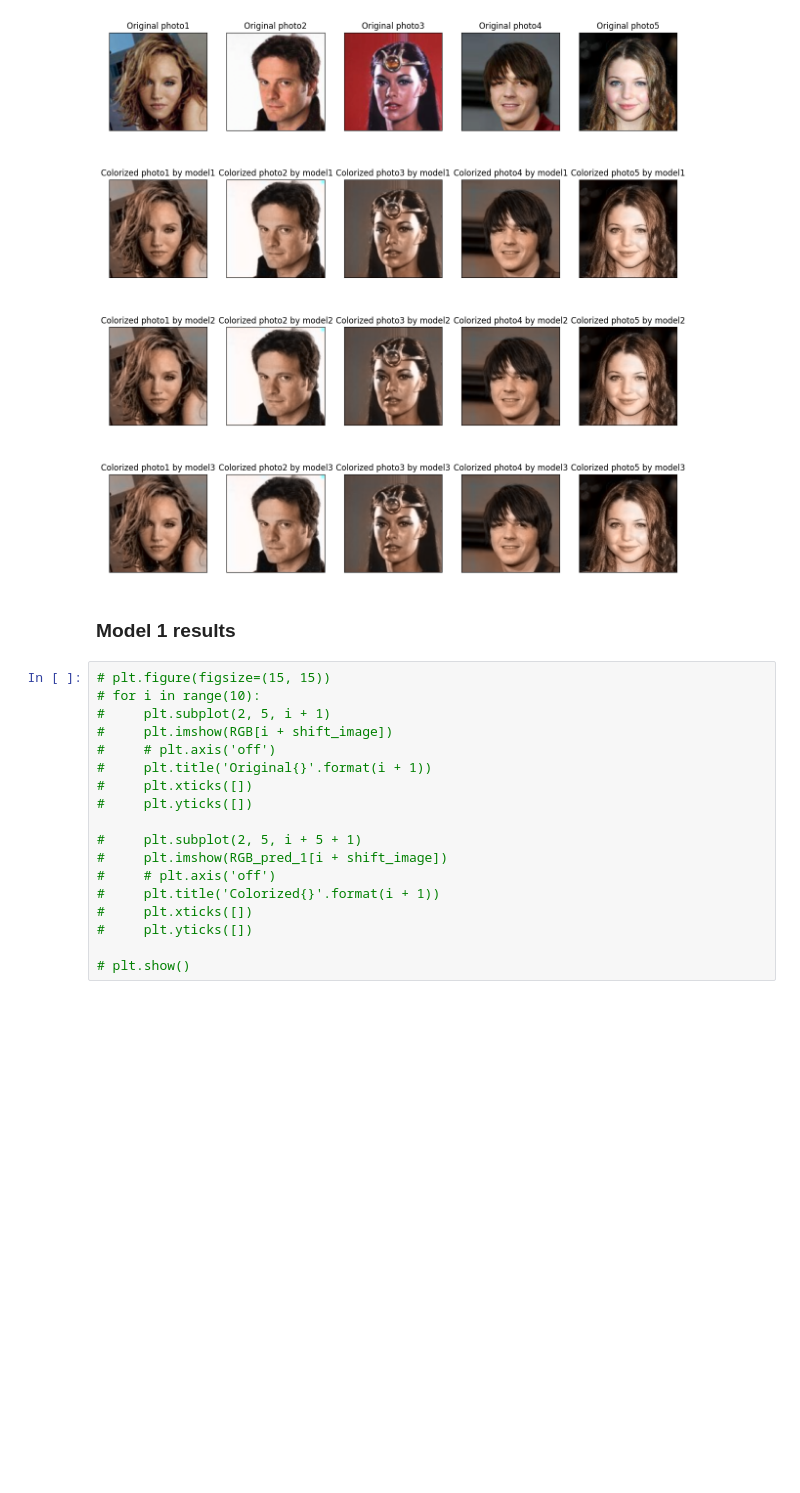
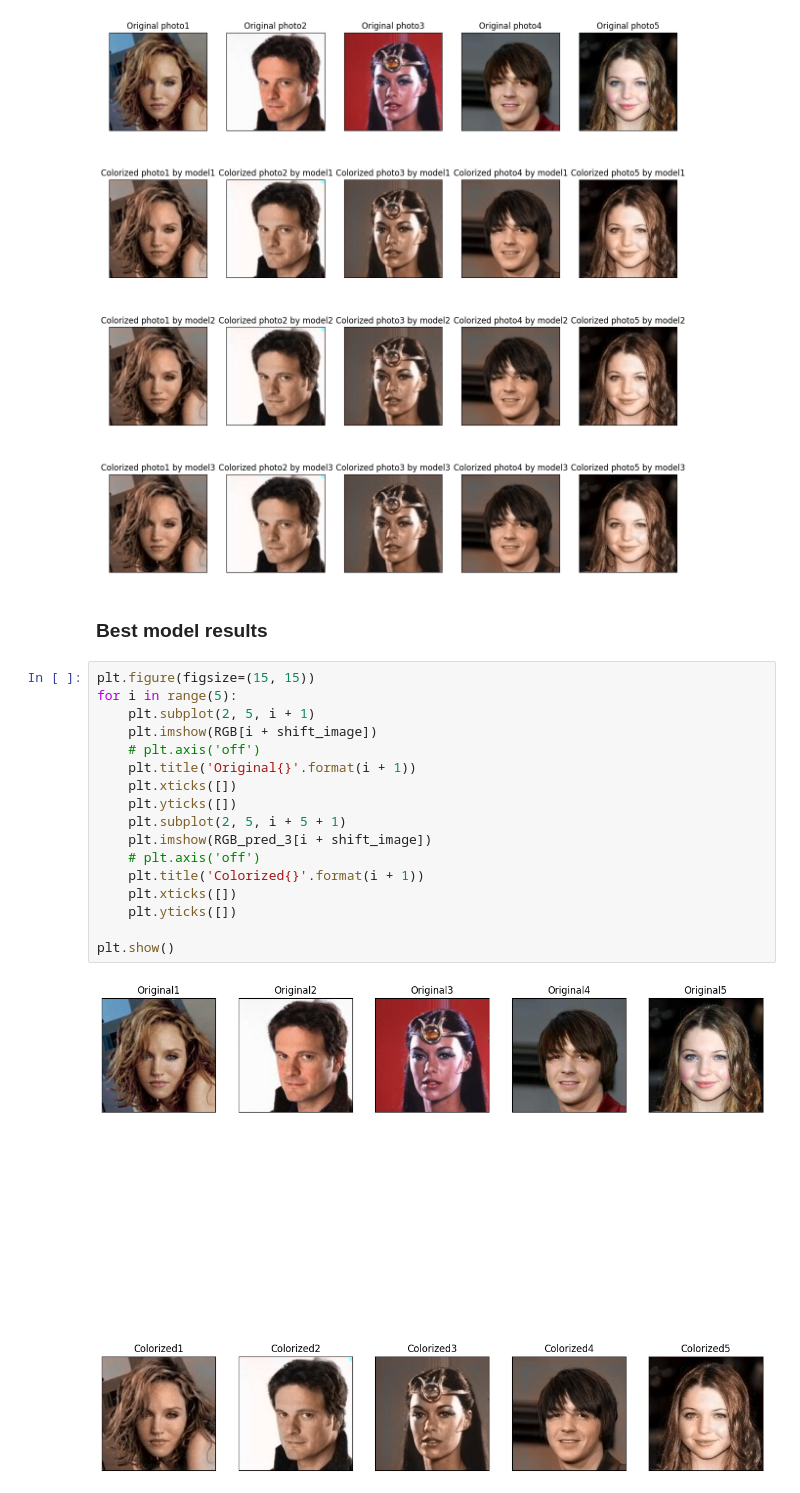
Before and after one commit to tania5496/Image-Colorization-ML-project-, a Jupyter notebook: inception-model.ipynb, the cells around one changed output. Saved outputs shown, nothing was run; the diff lists cells and outputs as text; blank space fills up the shorter version.

```diff
--- a/inception-model.ipynb
+++ b/inception-model.ipynb
@@ -294,22 +305,23 @@ plt.show()
 # %% [output]
 [figure]
 # %% [markdown]
-### Model 1 results
+### Best model results
 # %%
-# plt.figure(figsize=(15, 15))
-# for i in range(10):
-#     plt.subplot(2, 5, i + 1)
-#     plt.imshow(RGB[i + shift_image])
-#     # plt.axis('off')
-#     plt.title('Original{}'.format(i + 1))
-#     plt.xticks([])
-#     plt.yticks([])
+plt.figure(figsize=(15, 15))
+for i in range(5):
+    plt.subplot(2, 5, i + 1)
+    plt.imshow(RGB[i + shift_image])
+    # plt.axis('off')
+    plt.title('Original{}'.format(i + 1))
+    plt.xticks([])
+    plt.yticks([])
+    plt.subplot(2, 5, i + 5 + 1)
+    plt.imshow(RGB_pred_3[i + shift_image])
+    # plt.axis('off')
+    plt.title('Colorized{}'.format(i + 1))
+    plt.xticks([])
+    plt.yticks([])
 
-#     plt.subplot(2, 5, i + 5 + 1)
-#     plt.imshow(RGB_pred_1[i + shift_image])
-#     # plt.axis('off')
-#     plt.title('Colorized{}'.format(i + 1))
-#     plt.xticks([])
-#     plt.yticks([])
-
-# plt.show()
+plt.show()
+# %% [output]
+[figure, added]
```
Also changed, not shown: parts of 5 cells of this notebook.
